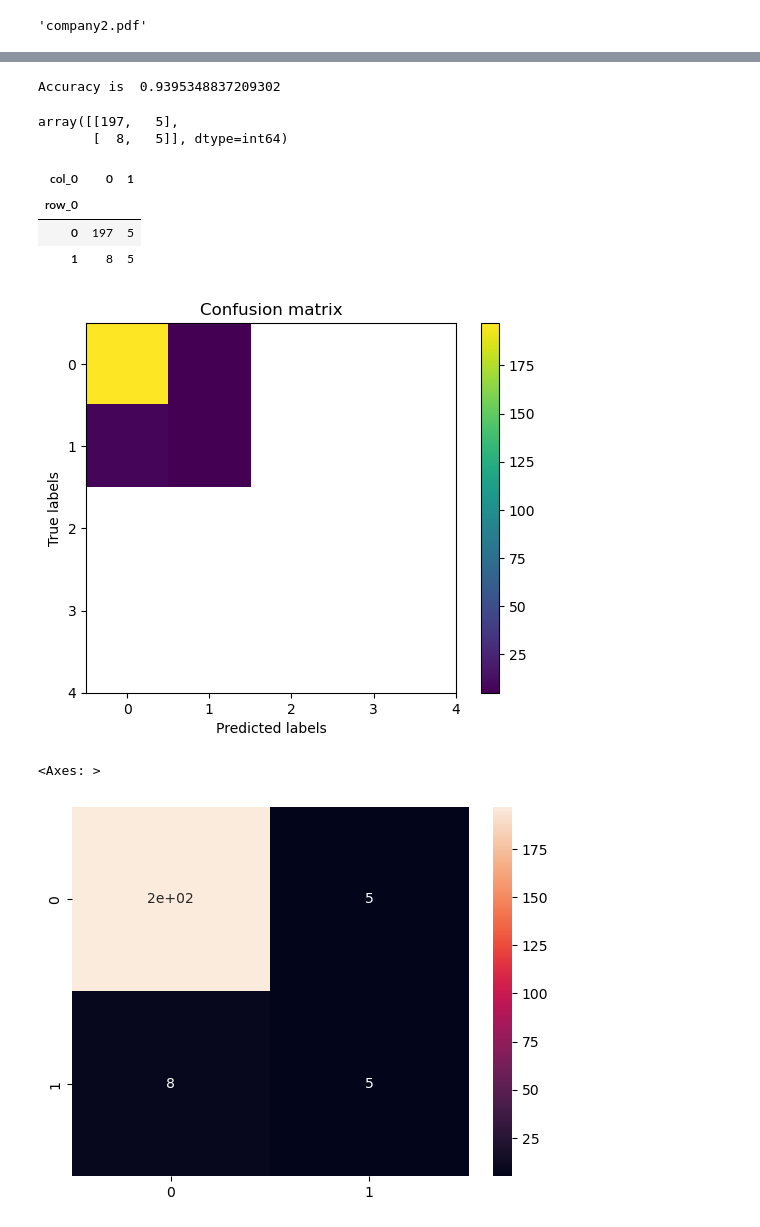
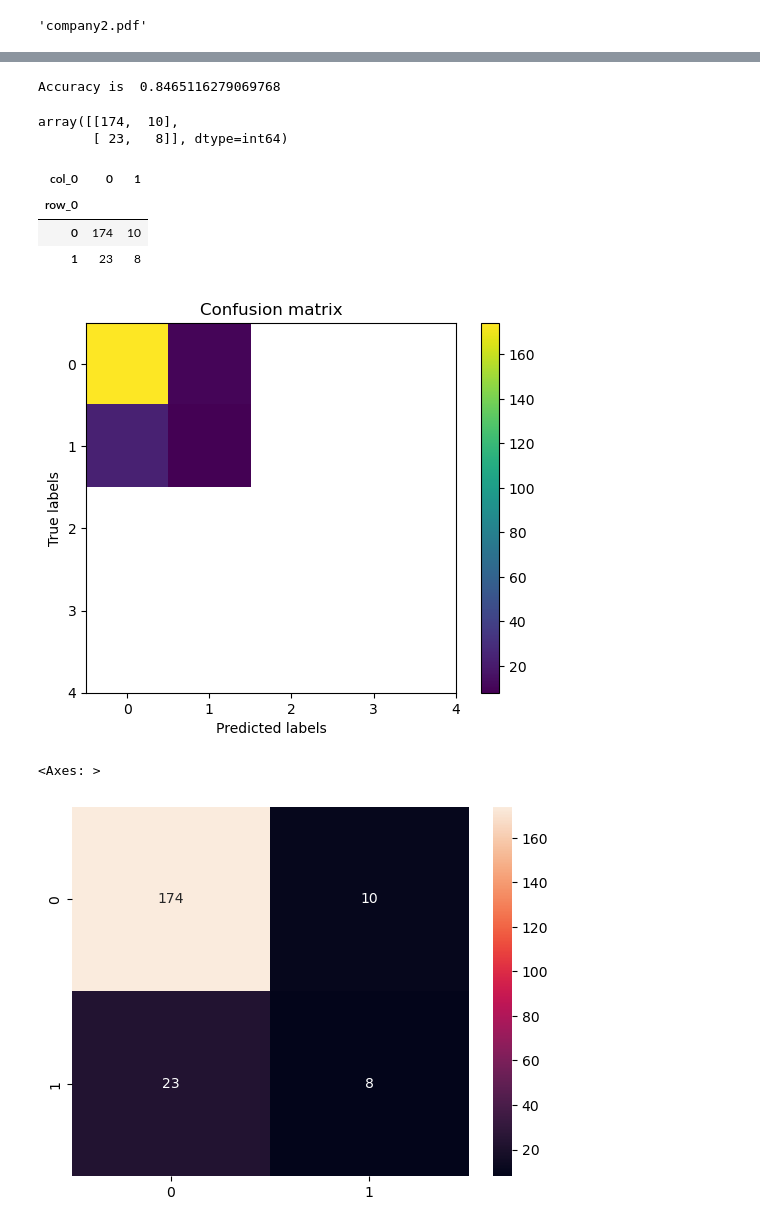
Before and after one commit to OttoDyva/MP3-Prediction-by-Machine-Learning, a Jupyter notebook: Classification.ipynb, the cells around one changed output, grey strips where cells are left out. Cells and saved outputs as stored; diff of their text form; code cells hidden in the pictures.

```diff
--- a/Classification.ipynb
+++ b/Classification.ipynb
@@ -207,7 +236,7 @@ df[data_column_category].head()
 | 3 | Married | Yes |
 | 4 | Single | No |
 # %%
-df_onehot_getdummies = pd.get_dummies(df[data_column_category], prefix=data_column_category)
+df_onehot_getdummies = pd.get_dummies(df[data_column_category], prefix=data_column_category, dtype=int)
 # %%
 data_column_number = df.select_dtypes(include=[np.number]).columns
 # %%
@@ -275,7 +309,7 @@ array = df_onehot_encoded.values
 # Create two (sub) arrays from it
 # X - features, all rows, all columns but the last one
 # y - labels, all rows, the last column
-X, y = array[:, :-2], np.argmax(array[:, -2:], axis=1)
+X, y = array[:, :-1], array[:, -1]
 # %%
 print(X.shape)
 print(y.shape)
@@ -361,22 +411,22 @@ array([0, 0, 0, 0, 0, 1, 0, 0, 0, 0, 0, 0, 0, 0, 0, 0, 0, 0, 0, 0, 0, 0,
 # Calculated the accuracy of the model comparing the observed data and predicted data
 print ("Accuracy is ", accuracy_score(y_test,y_testp))
 # %% [output]
-Accuracy is  0.9395348837209302
+Accuracy is  0.8465116279069768
 # %%
 # Create confusion matrix
 confusion_mat = confusion_matrix(y_test,y_testp)
 confusion_mat
 # %% [output]
-array([[197,   5],
-       [  8,   5]], dtype=int64)
+array([[174,  10],
+       [ 23,   8]], dtype=int64)
 # %%
 confusion = pd.crosstab(y_test,y_testp)
 confusion
 # %% [output]
 | col_0 | 0 | 1 |
 | row_0 |  |  |
-| 0 | 197 | 5 |
-| 1 | 8 | 5 |
+| 0 | 174 | 10 |
+| 1 | 23 | 8 |
 # %%
 # Visualize confusion matrix
 plt.imshow(confusion_mat, interpolation='nearest')
@@ -389,10 +439,10 @@ plt.ylabel('True labels')
 plt.xlabel('Predicted labels')
 plt.show()
 # %% [output]
-[figure, old version]
+[figure, new version]
 # %%
 import seaborn as sns
-sns.heatmap(confusion_mat, annot=True)
+sns.heatmap(confusion_mat, annot=True, fmt="d")
 # %% [output]
 <Axes: >
-[figure, old version]
+[figure, new version]
```
Also changed, not shown: parts of 27 cells of this notebook, 2 other files.
